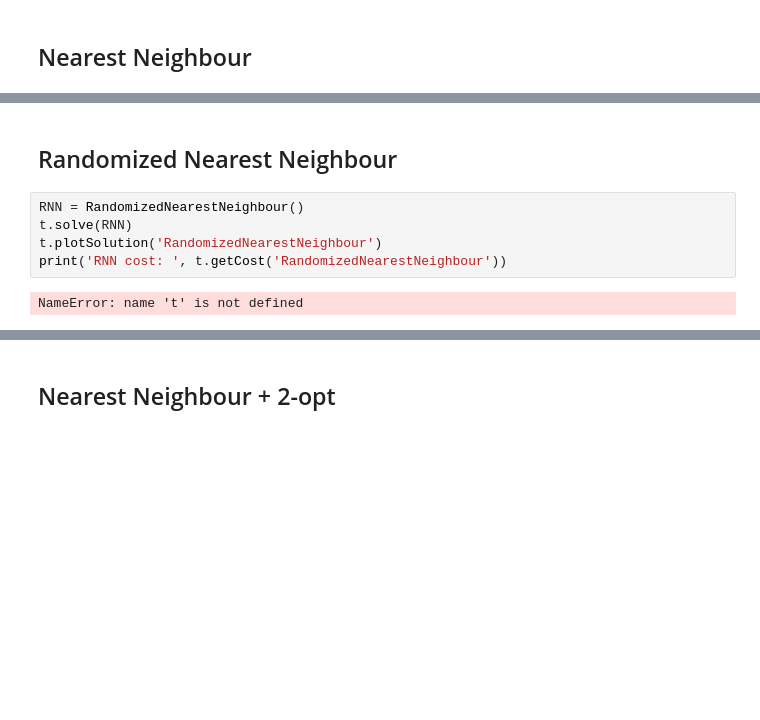
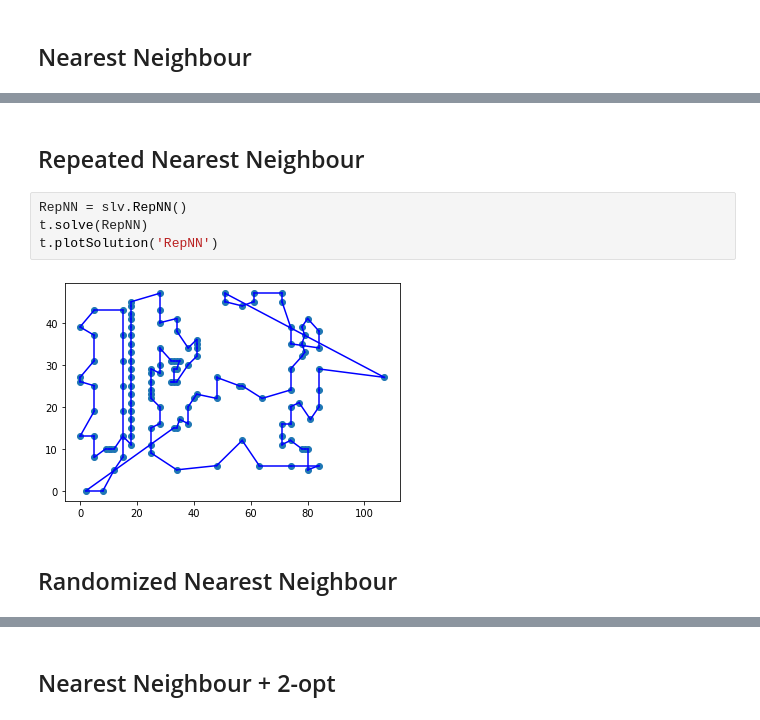
Before and after one commit to L4plac3/localsearch_tsp, a Jupyter notebook: code/test.ipynb, the cells around one changed output, grey strips where cells are left out. Saved outputs shown, nothing was run; the diff lists cells and outputs as text; blank space fills up the shorter version.

```diff
--- a/code/test.ipynb
+++ b/code/test.ipynb
@@ -29,9 +31,10 @@ NameError: name 't' is not defined
+# %% [markdown]
+## Repeated Nearest Neighbour
+# %%
+RepNN = slv.RepNN()
+t.solve(RepNN)
+t.plotSolution('RepNN')
+# %% [output]
+[figure, added]
 # %% [markdown]
 ## Randomized Nearest Neighbour
-# %%
-RNN = RandomizedNearestNeighbour()
-t.solve(RNN)
-t.plotSolution('RandomizedNearestNeighbour')
-print('RNN cost: ', t.getCost('RandomizedNearestNeighbour'))
-# %% [output]
-NameError: name 't' is not defined
```
Also changed, not shown: parts of 20 cells of this notebook, 4 other files.
